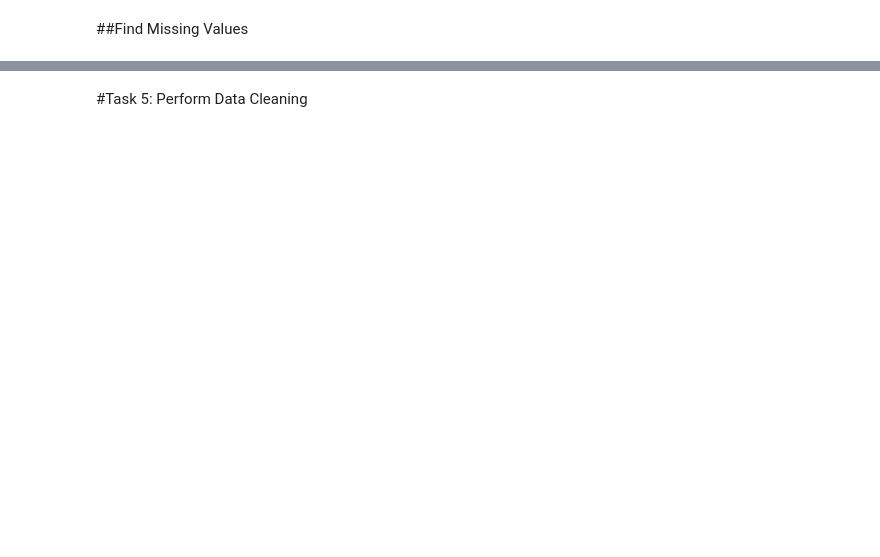
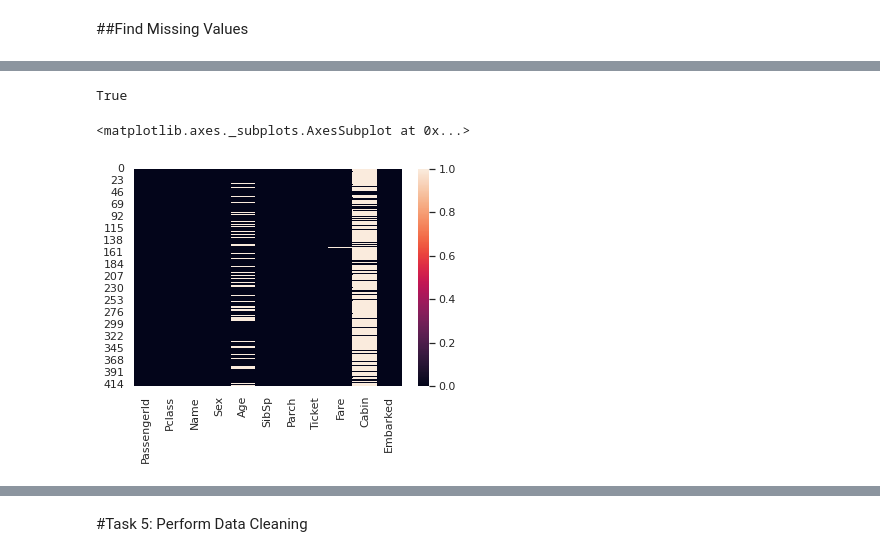
Before and after one commit to RedPandaStyle/ACE-Predictive-Analytics, a Jupyter notebook: Titanic_Analysis_Test_Data_JPV.ipynb, the cells around one changed output, grey strips where cells are left out. Drawn from its saved outputs; the diff is of its cells as text; code cells hidden in the pictures; blank space fills up the shorter version.

```diff
--- a/Titanic_Analysis_Test_Data_JPV.ipynb
+++ b/Titanic_Analysis_Test_Data_JPV.ipynb
@@ -62,0 +104,11 @@ memory usage: 36.0+ KB
+# %%
+# Display true or false
+data.isnull().values.any()
+# %% [output]
+True
+# %%
+# heat map to find null values in columns.
+sns.heatmap(data.isnull())
+# %% [output]
+<matplotlib.axes._subplots.AxesSubplot at 0x...>
+[figure, added]
```
Also changed, not shown: parts of 19 cells of this notebook.
